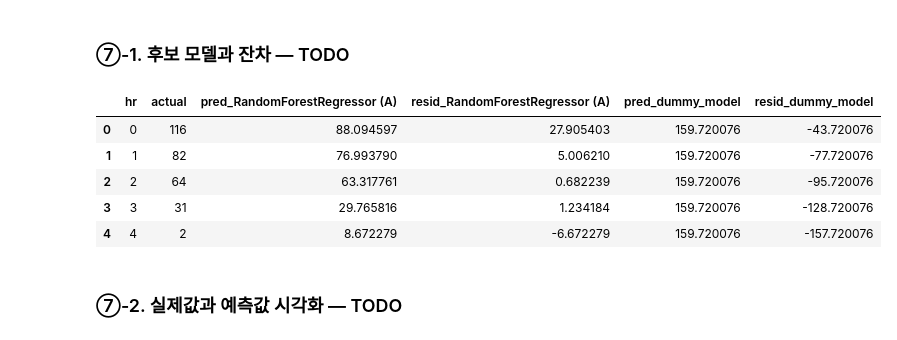
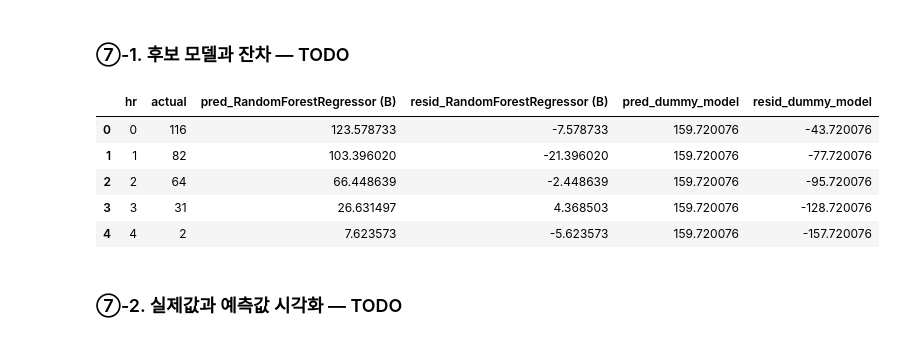
Before and after one commit to jeon87946/ai-mini-projects, a Jupyter notebook: mini-project-01/code/01_regression_bike_demand.ipynb, the cells around one changed output. Cells and saved outputs as stored; diff of their text form; code cells hidden in the pictures.

```diff
--- a/mini-project-01/code/01_regression_bike_demand.ipynb
+++ b/mini-project-01/code/01_regression_bike_demand.ipynb
@@ -598,31 +598,31 @@ display(results_df.round(3))
 # %%
 # TODO 7-1. results_df를 검토하여 오류 분석할 후보 모델 2개를 선택합니다.
 # tree_models, rf_models 또는 앞서 학습한 모델 객체를 활용합니다.
 candidates = {
     # "후보 이름": 학습된 모델 객체
-    "RandomForestRegressor (A)": rf_models["A"], ##MAE가 가장 낮은 모델
+    "RandomForestRegressor (B)": rf_models["B"], ##MAE가 가장 낮은 모델
     "dummy_model": dummy_model  ##MAE가 가장 높은 모델
 }
 
 # [공통] 실제값과 시간대 DataFrame
 pred_df = pd.DataFrame({
     "hr": X_valid["hr"].values,
     "actual": y_valid.values,
 })
 
 # TODO 7-2. 각 모델의 Validation 예측값과 잔차를 계산합니다.
 for name, model in candidates.items():
     pred_df[f"pred_{name}"] = model.predict(X_valid) ##검증
     pred_df[f"resid_{name}"] = pred_df["actual"] - pred_df[f"pred_{name}"]
 
 display(pred_df.head())
 # %% [output]
-|  | hr | actual | pred_RandomForestRegressor (A) | resid_RandomForestRegressor (A) | pred_dummy_model | resid_dummy_model |
-| 0 | 0 | 116 | 88.094597 | 27.905403 | 159.720076 | -43.720076 |
-| 1 | 1 | 82 | 76.993790 | 5.006210 | 159.720076 | -77.720076 |
-| 2 | 2 | 64 | 63.317761 | 0.682239 | 159.720076 | -95.720076 |
-| 3 | 3 | 31 | 29.765816 | 1.234184 | 159.720076 | -128.720076 |
-| 4 | 4 | 2 | 8.672279 | -6.672279 | 159.720076 | -157.720076 |
+|  | hr | actual | pred_RandomForestRegressor (B) | resid_RandomForestRegressor (B) | pred_dummy_model | resid_dummy_model |
+| 0 | 0 | 116 | 123.578733 | -7.578733 | 159.720076 | -43.720076 |
+| 1 | 1 | 82 | 103.396020 | -21.396020 | 159.720076 | -77.720076 |
+| 2 | 2 | 64 | 66.448639 | -2.448639 | 159.720076 | -95.720076 |
+| 3 | 3 | 31 | 26.631497 | 4.368503 | 159.720076 | -128.720076 |
+| 4 | 4 | 2 | 7.623573 | -5.623573 | 159.720076 | -157.720076 |
 # %% [markdown]
 ### ⑦-2. 실제값과 예측값 시각화 — TODO
 # %%
```
Also changed, not shown: parts of 10 cells of this notebook, 3 other files.
